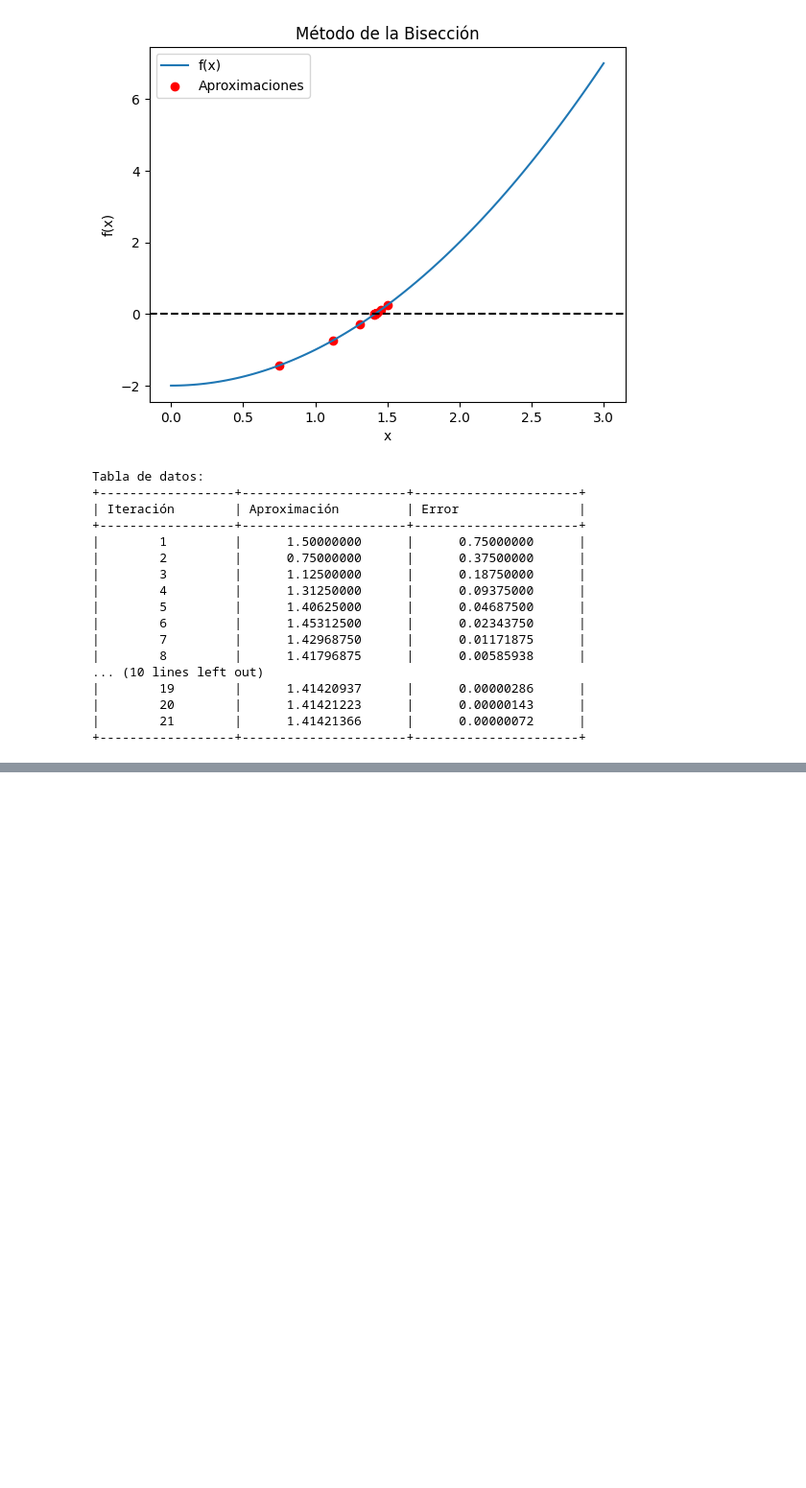
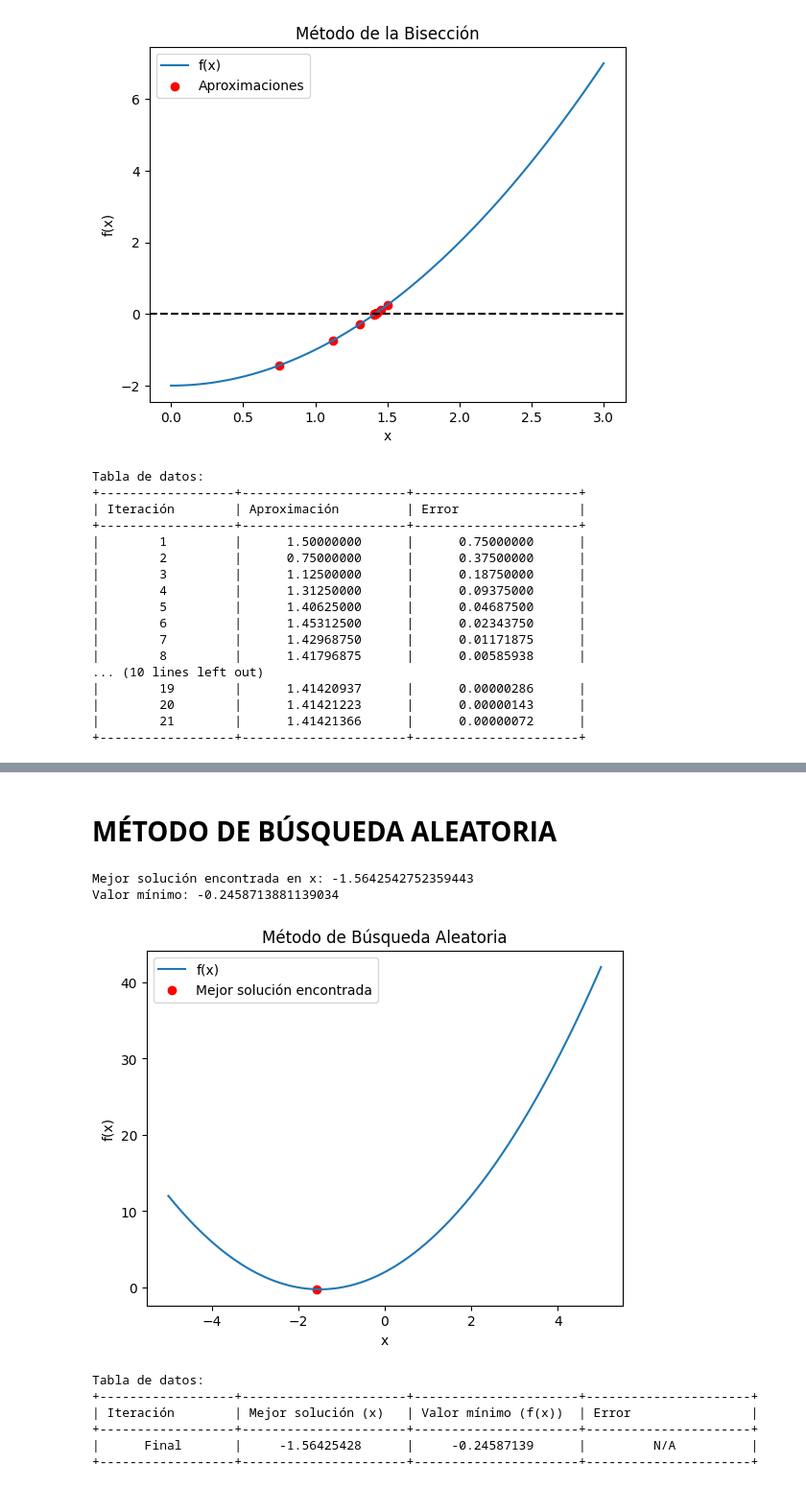
Before and after one commit to danielapavas/Optimizacion, a Jupyter notebook: Metodo_de_bisección.ipynb, the cells around one changed output, grey strips where cells are left out. Shown: that part at 96% size. Drawn from its saved outputs; the diff is of its cells as text; code cells hidden in the pictures; blank space fills up the shorter version.

```diff
--- a/Metodo_de_bisección.ipynb
+++ b/Metodo_de_bisección.ipynb
@@ -124,0 +346,59 @@ x       y               f(x)       error
+# %% [markdown]
+# **MÉTODO DE BÚSQUEDA ALEATORIA**
+# %%
+def random_search(function, search_range, num_samples):
+    best_x = None
+    best_y = float('inf')
+
+    x_samples = np.random.uniform(search_range[0], search_range[1], num_samples)
+    y_samples = function(x_samples)
+
+    for i in range(num_samples):
+        if y_samples[i] < best_y:
+            best_x = x_samples[i]
+            best_y = y_samples[i]
+
+    return best_x, best_y
+
+# Función de ejemplo
+def example_function(x):
+    return x**2 + 3*x + 2
+
+search_range = (-5.0, 5.0)
+num_samples = 100
+max_iterations = 100
+
+best_x, best_y = random_search(example_function, search_range, num_samples)
+print("Mejor solución encontrada en x:", best_x)
+print("Valor mínimo:", best_y)
+
+# Crear gráfica
+x_vals = np.linspace(search_range[0], search_range[1], 400)
+y_vals = example_function(x_vals)
+
+plt.plot(x_vals, y_vals, label='f(x)')
+plt.scatter(best_x, best_y, color='red', label='Mejor solución encontrada')
+plt.xlabel('x')
+plt.ylabel('f(x)')
+plt.legend()
+plt.title('Método de Búsqueda Aleatoria')
+plt.show()
+
+# Crear tabla de datos
+error = np.abs(best_y - y_vals)
+print("\nTabla de datos:")
+print("+------------------+----------------------+----------------------+----------------------+")
+print("| Iteración        | Mejor solución (x)   | Valor mínimo (f(x))  | Error                |")
+print("+------------------+----------------------+----------------------+----------------------+")
+print(f"| {'Final':^16} | {best_x:^20.8f} | {best_y:^20.8f} | {'N/A':^20} |")
+print("+------------------+----------------------+----------------------+----------------------+")
+# %% [output]
+Mejor solución encontrada en x: -1.5642542752359443
+Valor mínimo: -0.2458713881139034
+[figure, added]
+Tabla de datos:
++------------------+----------------------+----------------------+----------------------+
+| Iteración        | Mejor solución (x)   | Valor mínimo (f(x))  | Error                |
++------------------+----------------------+----------------------+----------------------+
+|      Final       |     -1.56425428      |     -0.24587139      |         N/A          |
++------------------+----------------------+----------------------+----------------------+
```
Also changed, not shown: parts of 9 cells of this notebook.
